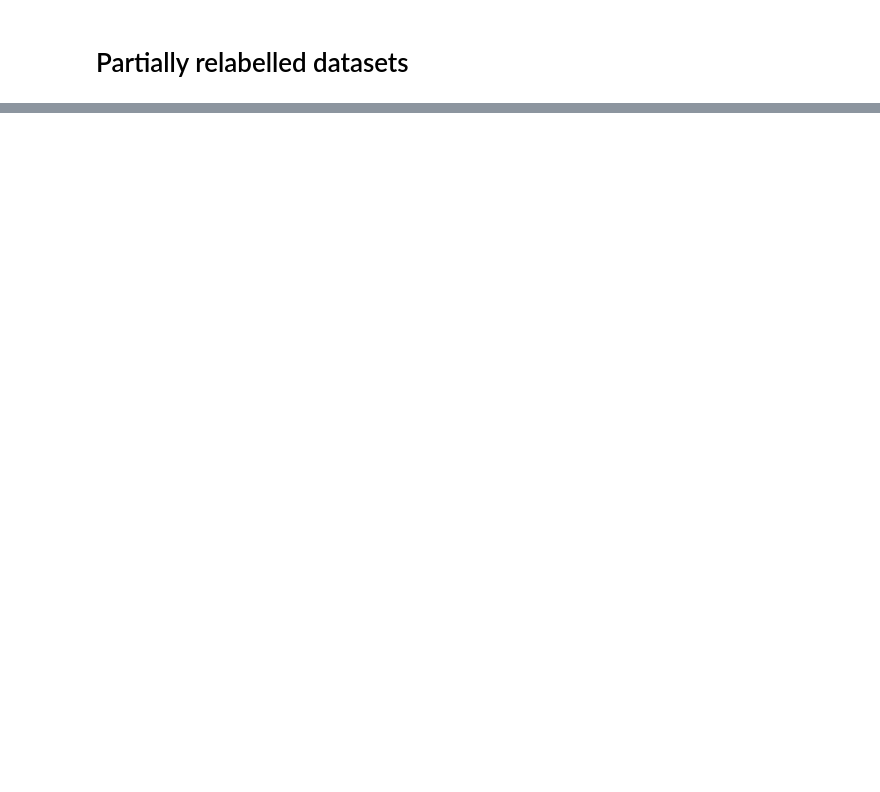
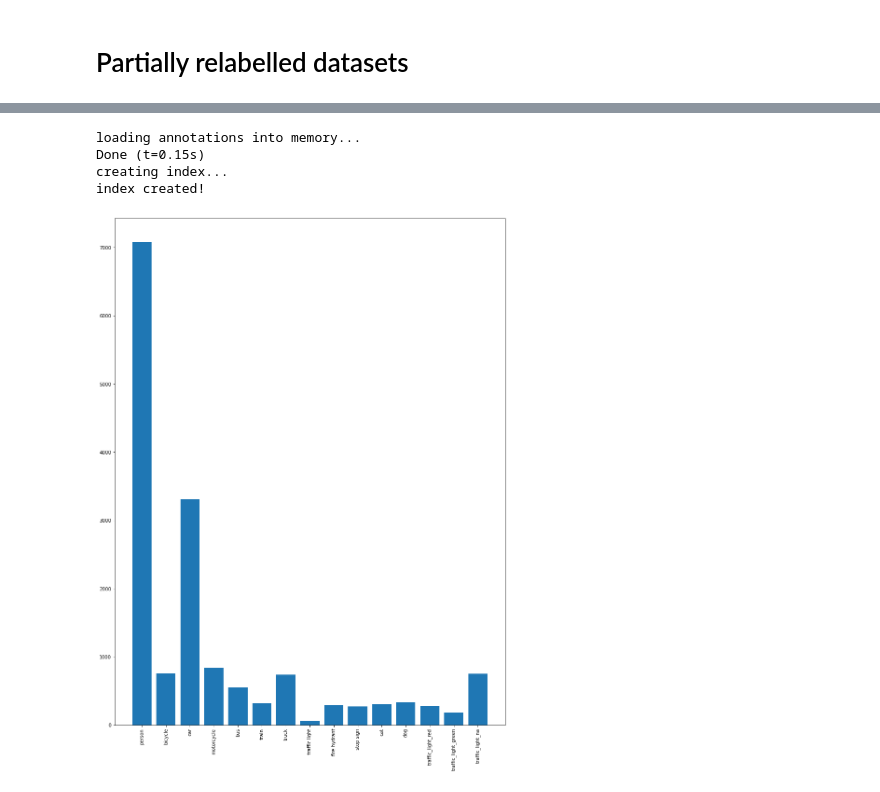
Before and after one commit to daved01/cocoTraffic, a Jupyter notebook: api/dataset_plots.ipynb, the cells around one changed output, grey strips where cells are left out. Cells and saved outputs as stored; diff of their text form; code cells hidden in the pictures; blank space fills up the shorter version.

```diff
--- a/api/dataset_plots.ipynb
+++ b/api/dataset_plots.ipynb
@@ -157,0 +146,9 @@ plot_instances_classes(anns, catNames)
+# %%
+anns, cat_names = get_data("instances_valTrafficRelabelled.json")
+plot_instances_classes(anns, cat_names)
+# %% [output]
+loading annotations into memory...
+Done (t=0.15s)
+creating index...
+index created!
+[figure, added]
```
Also changed, not shown: parts of 17 cells of this notebook, 7 other files.
